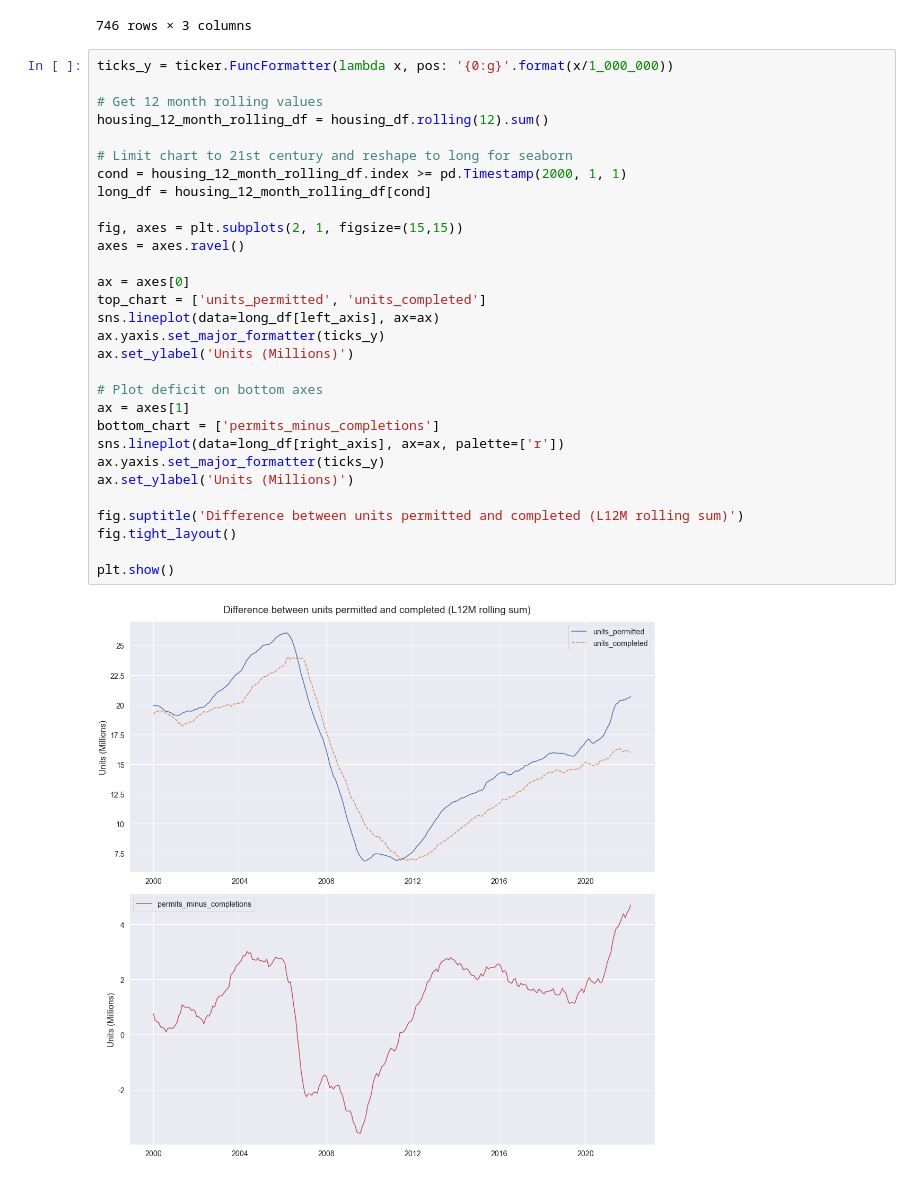
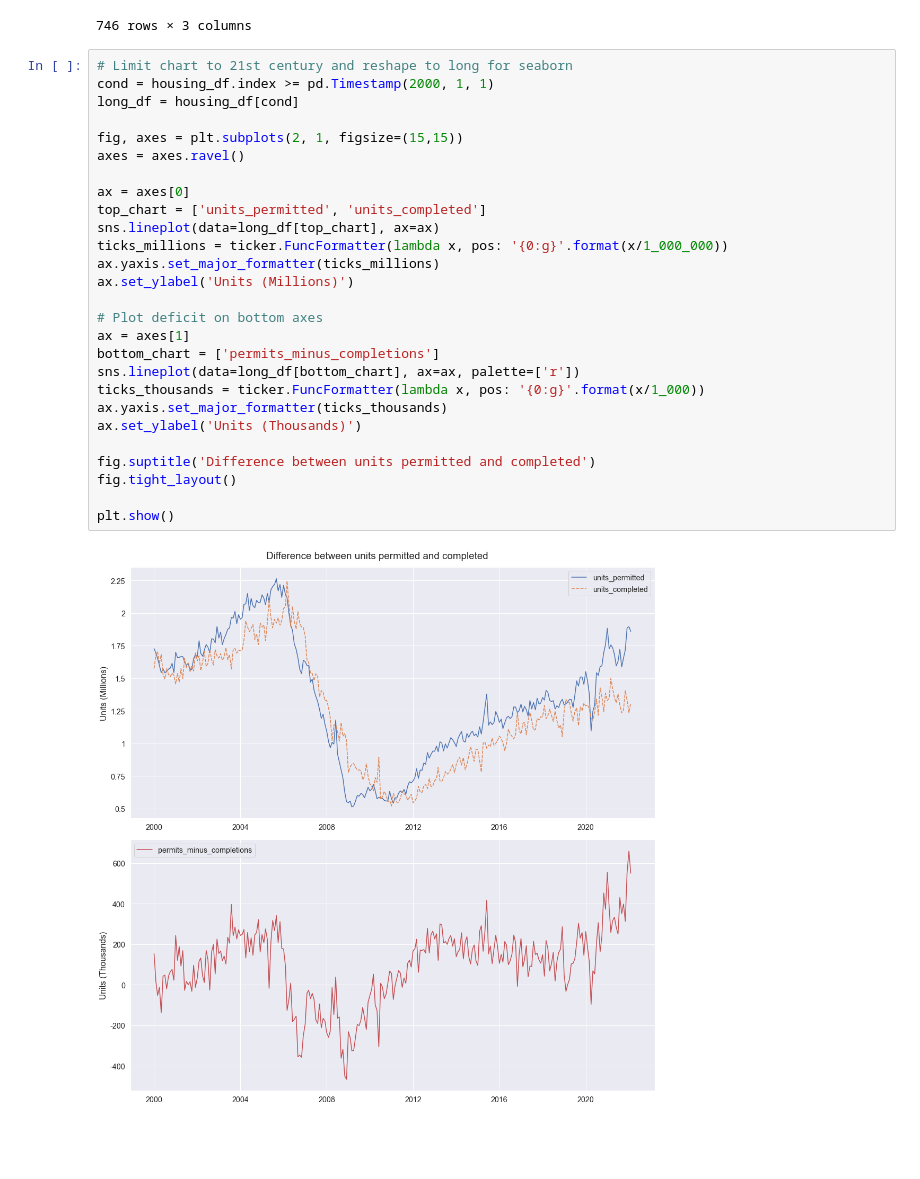
Before and after one commit to pmlane12/usa_housing_units, a Jupyter notebook: main.ipynb, the cells around one changed output. Cells and saved outputs as stored; diff of their text form; blank space fills up the shorter version.

Commit message:
Corrected units -_-

```diff
--- a/main.ipynb
+++ b/main.ipynb
@@ -51,34 +51,31 @@ housing_df
 | 2022-02-01 | 1859000.0 | 1309000.0 | 550000.0 |
 746 rows × 3 columns
 # %%
-ticks_y = ticker.FuncFormatter(lambda x, pos: '{0:g}'.format(x/1_000_000))
-
-# Get 12 month rolling values
-housing_12_month_rolling_df = housing_df.rolling(12).sum()
-
 # Limit chart to 21st century and reshape to long for seaborn
-cond = housing_12_month_rolling_df.index >= pd.Timestamp(2000, 1, 1)
-long_df = housing_12_month_rolling_df[cond]
+cond = housing_df.index >= pd.Timestamp(2000, 1, 1)
+long_df = housing_df[cond]
 
 fig, axes = plt.subplots(2, 1, figsize=(15,15))
 axes = axes.ravel()
 
 ax = axes[0]
 top_chart = ['units_permitted', 'units_completed']
-sns.lineplot(data=long_df[left_axis], ax=ax)
-ax.yaxis.set_major_formatter(ticks_y)
+sns.lineplot(data=long_df[top_chart], ax=ax)
+ticks_millions = ticker.FuncFormatter(lambda x, pos: '{0:g}'.format(x/1_000_000))
+ax.yaxis.set_major_formatter(ticks_millions)
 ax.set_ylabel('Units (Millions)')
 
 # Plot deficit on bottom axes
 ax = axes[1]
 bottom_chart = ['permits_minus_completions']
-sns.lineplot(data=long_df[right_axis], ax=ax, palette=['r'])
-ax.yaxis.set_major_formatter(ticks_y)
-ax.set_ylabel('Units (Millions)')
+sns.lineplot(data=long_df[bottom_chart], ax=ax, palette=['r'])
+ticks_thousands = ticker.FuncFormatter(lambda x, pos: '{0:g}'.format(x/1_000))
+ax.yaxis.set_major_formatter(ticks_thousands)
+ax.set_ylabel('Units (Thousands)')
 
-fig.suptitle('Difference between units permitted and completed (L12M rolling sum)')
+fig.suptitle('Difference between units permitted and completed')
 fig.tight_layout()
 
 plt.show()
 # %% [output]
-[figure, old version]
+[figure, new version]
```
